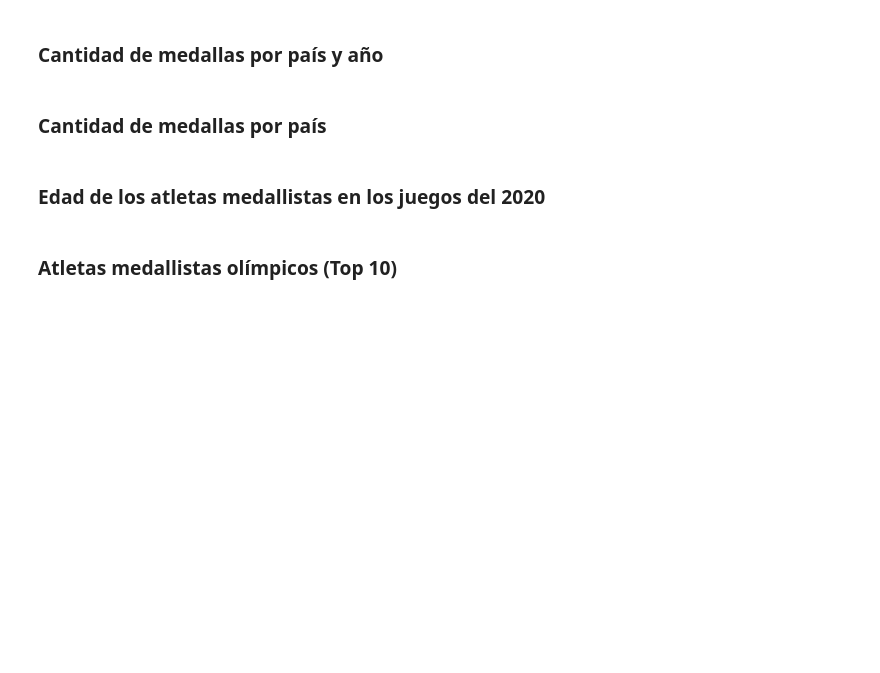
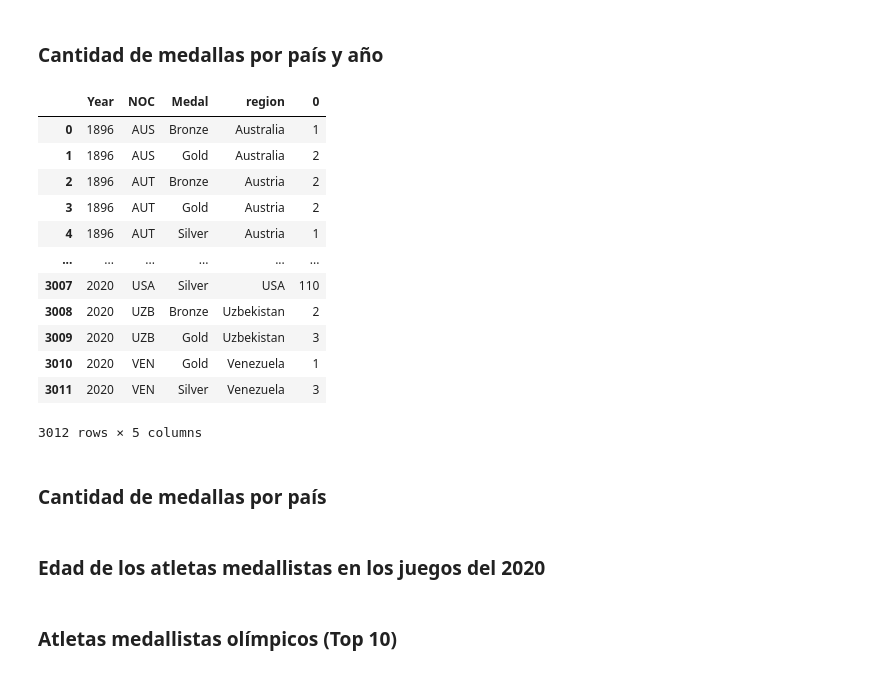
Before and after one commit to LinkedInLearning/depura-codigo-python-pandas-3393007, a Jupyter notebook: exploracion_datos_juegos_olimpicos.ipynb, the cells around one changed output. Drawn from its saved outputs; the diff is of its cells as text; code cells hidden in the pictures; blank space fills up the shorter version.

```diff
--- a/exploracion_datos_juegos_olimpicos.ipynb
+++ b/exploracion_datos_juegos_olimpicos.ipynb
@@ -40,5 +90,5 @@ data.isna().sum()
 # %% [markdown]
 #### Imputación de valores nulos en la edad
 # %%
-data["Age"] = data["Age"].fillna(data["Age"].sum())
+data["Age"] = data["Age"].fillna(data["Age"].mean())
 data.isna().sum()
@@ -74,9 +201,23 @@ sns.lineplot(data=countries, x="Year", y="Number of Countries", marker="o").set(
 # %% [markdown]
 ### Cantidad de medallas por país y año
 # %%
-medals = data["Year", "NOC", "Medal", "region"].reset_index(drop=True)
+medals = data[["Year", "NOC", "Medal", "region"]].reset_index(drop=True)
 medals = medals.groupby(["Year", "NOC", "Medal", "region"]).size().reset_index()
 medals
+# %% [output]
+|  | Year | NOC | Medal | region | 0 |
+| 0 | 1896 | AUS | Bronze | Australia | 1 |
+| 1 | 1896 | AUS | Gold | Australia | 2 |
+| 2 | 1896 | AUT | Bronze | Austria | 2 |
+| 3 | 1896 | AUT | Gold | Austria | 2 |
+| 4 | 1896 | AUT | Silver | Austria | 1 |
+| ... | ... | ... | ... | ... | ... |
+| 3007 | 2020 | USA | Silver | USA | 110 |
+| 3008 | 2020 | UZB | Bronze | Uzbekistan | 2 |
+| 3009 | 2020 | UZB | Gold | Uzbekistan | 3 |
+| 3010 | 2020 | VEN | Gold | Venezuela | 1 |
+| 3011 | 2020 | VEN | Silver | Venezuela | 3 |
+3012 rows × 5 columns
 # %% [markdown]
 ### Cantidad de medallas por país
 # %%
```
Also changed, not shown: parts of 15 cells of this notebook.
